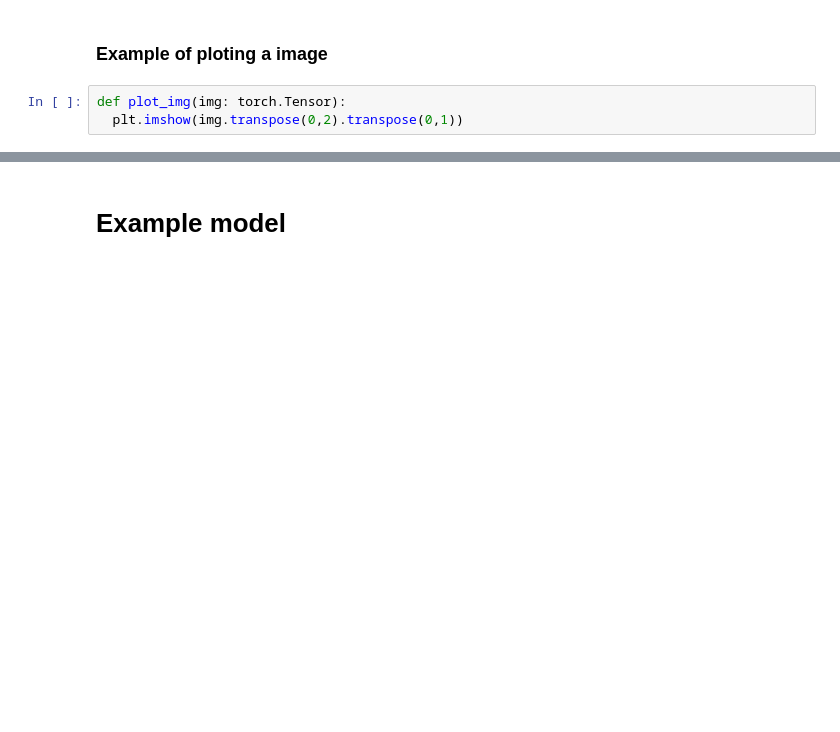
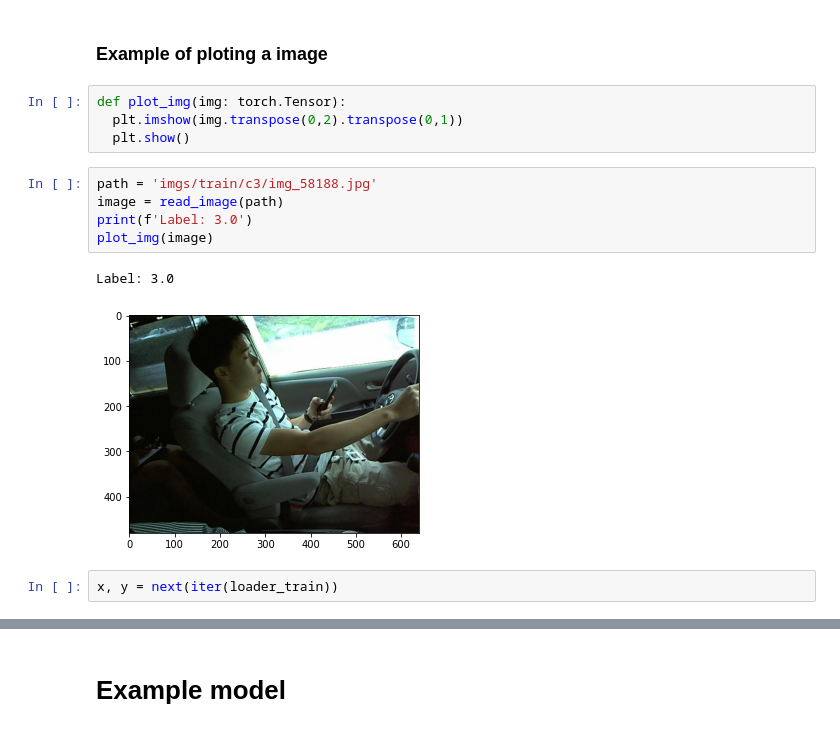
Before and after one commit to ricardoluliwei/CS175-FinalProject-Distracted-Driver-Detection, a Jupyter notebook: CS175_Final_Project.ipynb, the cells around one changed output, grey strips where cells are left out. Cells and saved outputs as stored; diff of their text form; blank space fills up the shorter version.

Commit message:
finish training dataset

```diff
--- a/CS175_Final_Project.ipynb
+++ b/CS175_Final_Project.ipynb
@@ -111,4 +176,15 @@ label_map = {
 # %%
 def plot_img(img: torch.Tensor):
   plt.imshow(img.transpose(0,2).transpose(0,1))
+  plt.show()
+# %%
+path = 'imgs/train/c3/img_58188.jpg'
+image = read_image(path)
+print(f'Label: 3.0')
+plot_img(image)
+# %% [output]
+Label: 3.0
+[figure, added]
+# %%
+x, y = next(iter(loader_train))
 # %%
```
Also changed, not shown: parts of 21 cells of this notebook.
